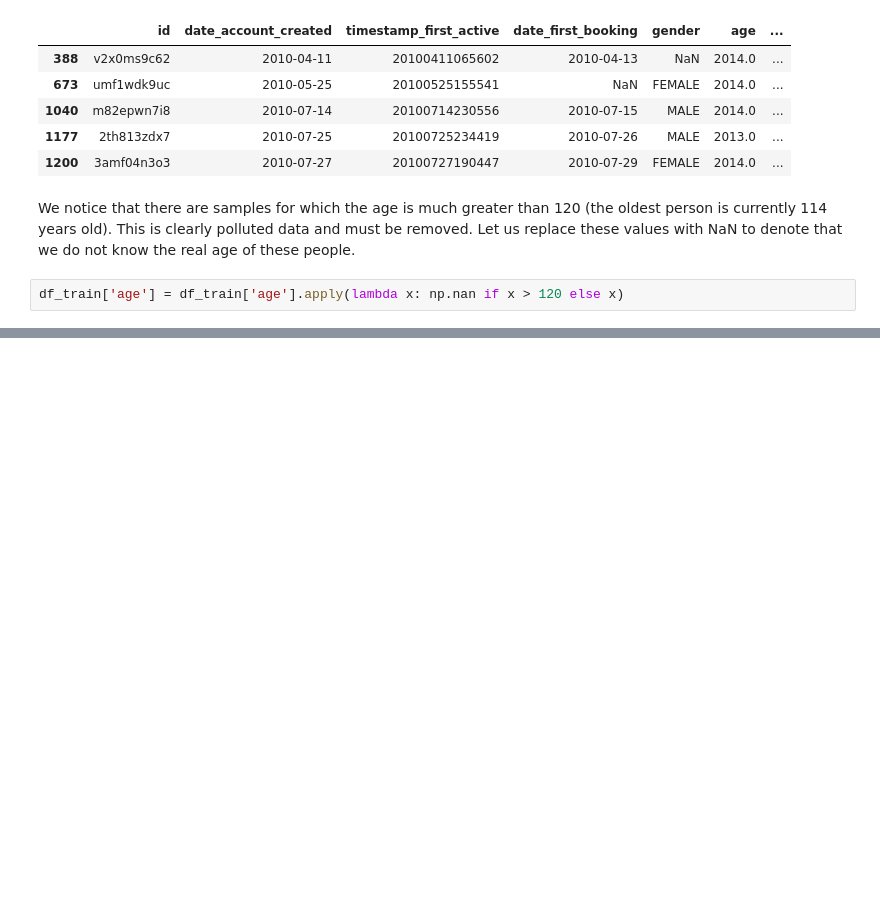
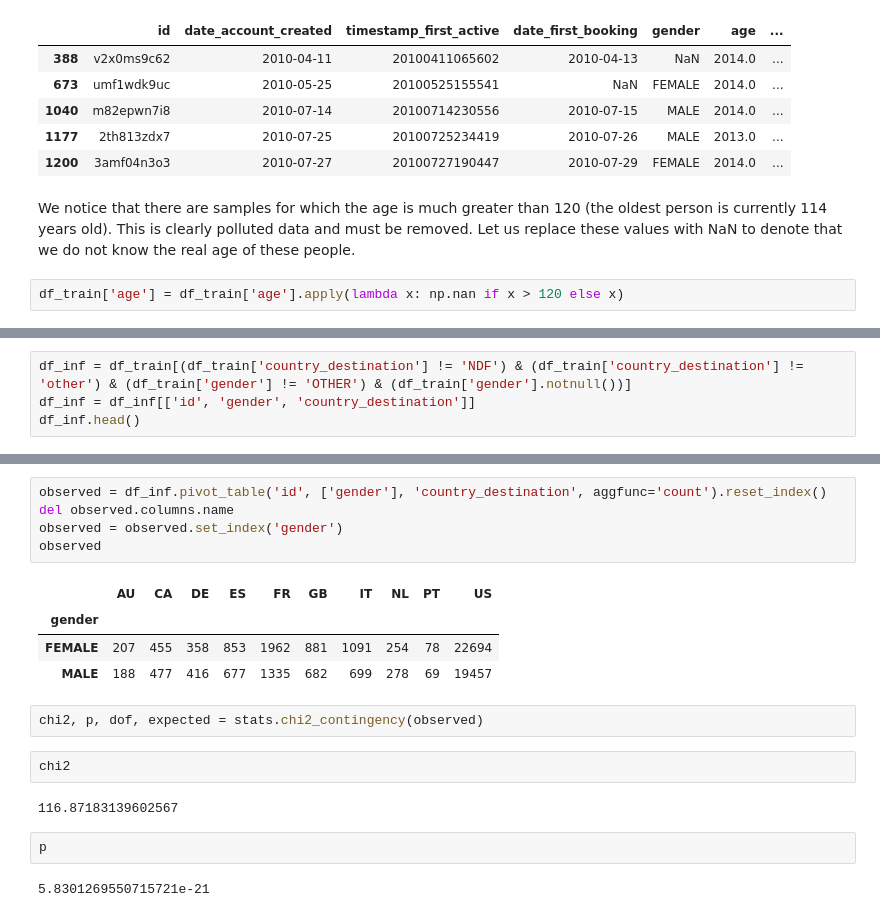
Before and after one commit to rounakbanik/airbnb, a Jupyter notebook: airbnb.ipynb, the cells around one changed output, grey strips where cells are left out. Cells and saved outputs as stored; diff of their text form; blank space fills up the shorter version.

```diff
--- a/airbnb.ipynb
+++ b/airbnb.ipynb
@@ -305,0 +318,4 @@ df_train['age'] = df_train['age'].apply(lambda x: np.nan if x > 120 else x)
+# %%
+df_inf = df_train[(df_train['country_destination'] != 'NDF') & (df_train['country_destination'] != 'other') & (df_train['gender'] != 'OTHER') & (df_train['gender'].notnull())]
+df_inf = df_inf[['id', 'gender', 'country_destination']]
+df_inf.head()
@@ -305,0 +358,20 @@ df_train['age'] = df_train['age'].apply(lambda x: np.nan if x > 120 else x)
+# %%
+observed = df_inf.pivot_table('id', ['gender'], 'country_destination', aggfunc='count').reset_index()
+del observed.columns.name
+observed = observed.set_index('gender')
+observed
+# %% [output]
+|  | AU | CA | DE | ES | FR | GB | IT | NL | PT | US |
+| gender |  |  |  |  |  |  |  |  |  |  |
+| FEMALE | 207 | 455 | 358 | 853 | 1962 | 881 | 1091 | 254 | 78 | 22694 |
+| MALE | 188 | 477 | 416 | 677 | 1335 | 682 | 699 | 278 | 69 | 19457 |
+# %%
+chi2, p, dof, expected = stats.chi2_contingency(observed)
+# %%
+chi2
+# %% [output]
+116.87183139602567
+# %%
+p
+# %% [output]
+5.8301269550715721e-21
```
Also changed, not shown: parts of 27 cells of this notebook.
